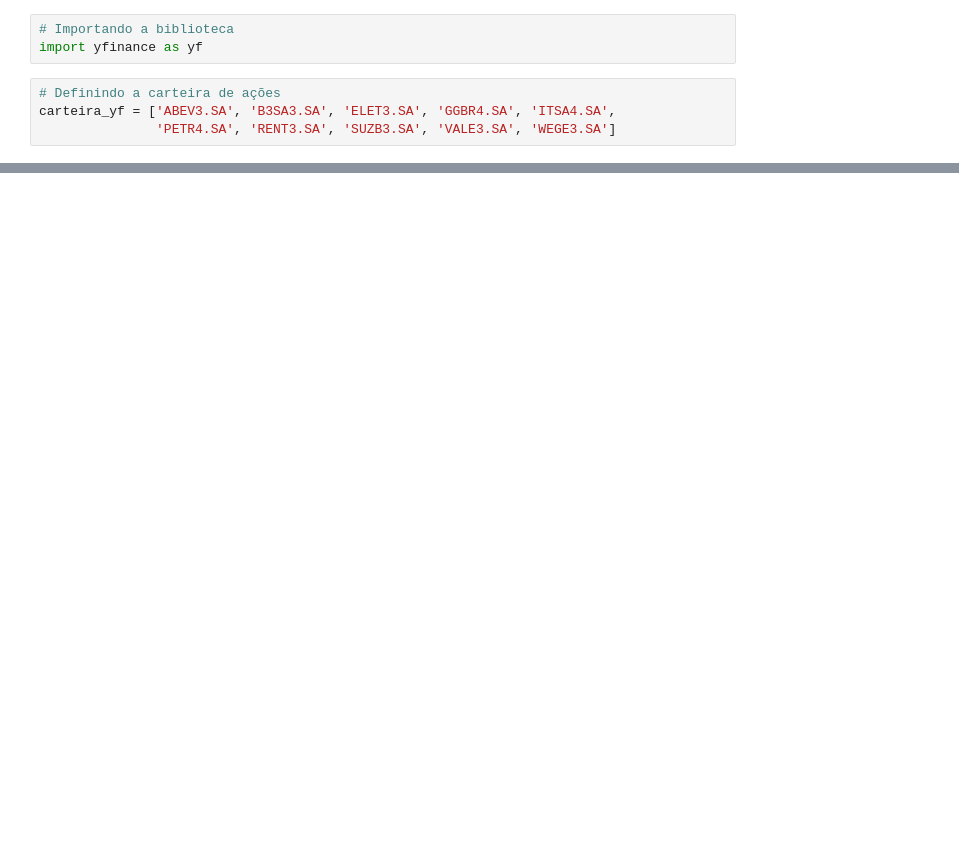
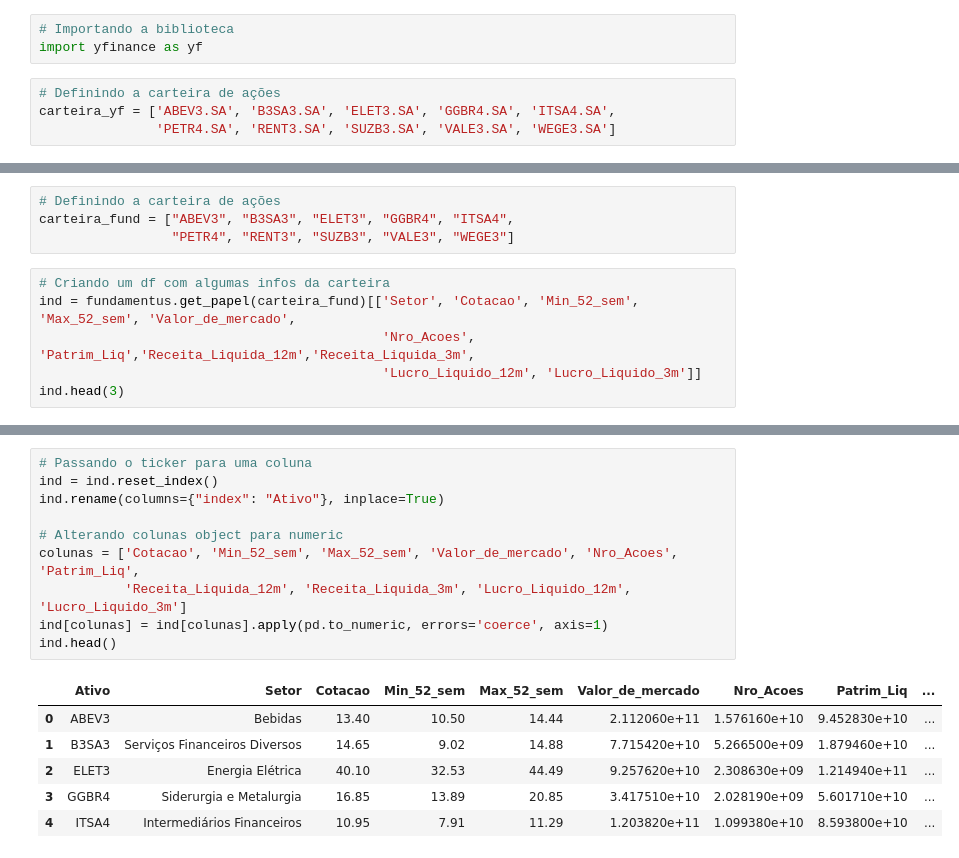
Before and after one commit to eu-afk/Python-Power-Bi--Mercado-financeiro, a Jupyter notebook: fundoInvestimento.ipynb, the cells around one changed output, grey strips where cells are left out. Cells and saved outputs as stored; diff of their text form; blank space fills up the shorter version.

Commit message:
Extraindo os indicadores dos ativos

```diff
--- a/fundoInvestimento.ipynb
+++ b/fundoInvestimento.ipynb
@@ -111,0 +147,10 @@ memory usage: 105.6+ KB
+# %%
+# Definindo a carteira de ações
+carteira_fund = ["ABEV3", "B3SA3", "ELET3", "GGBR4", "ITSA4",
+                 "PETR4", "RENT3", "SUZB3", "VALE3", "WEGE3"]
+# %%
+# Criando um df com algumas infos da carteira
+ind = fundamentus.get_papel(carteira_fund)[['Setor', 'Cotacao', 'Min_52_sem', 'Max_52_sem', 'Valor_de_mercado',
+                                            'Nro_Acoes', 'Patrim_Liq','Receita_Liquida_12m','Receita_Liquida_3m',
+                                            'Lucro_Liquido_12m', 'Lucro_Liquido_3m']]
+ind.head(3)
@@ -111,0 +194,17 @@ memory usage: 105.6+ KB
+# %%
+# Passando o ticker para uma coluna
+ind = ind.reset_index()
+ind.rename(columns={"index": "Ativo"}, inplace=True)
+
+# Alterando colunas object para numeric
+colunas = ['Cotacao', 'Min_52_sem', 'Max_52_sem', 'Valor_de_mercado', 'Nro_Acoes', 'Patrim_Liq',
+           'Receita_Liquida_12m', 'Receita_Liquida_3m', 'Lucro_Liquido_12m', 'Lucro_Liquido_3m']
+ind[colunas] = ind[colunas].apply(pd.to_numeric, errors='coerce', axis=1)
+ind.head()
+# %% [output]
+|  | Ativo | Setor | Cotacao | Min_52_sem | Max_52_sem | Valor_de_mercado | Nro_Acoes | Patrim_Liq | ... |
+| 0 | ABEV3 | Bebidas | 13.40 | 10.50 | 14.44 | 2.112060e+11 | 1.576160e+10 | 9.452830e+10 | ... |
+| 1 | B3SA3 | Serviços Financeiros Diversos | 14.65 | 9.02 | 14.88 | 7.715420e+10 | 5.266500e+09 | 1.879460e+10 | ... |
+| 2 | ELET3 | Energia Elétrica | 40.10 | 32.53 | 44.49 | 9.257620e+10 | 2.308630e+09 | 1.214940e+11 | ... |
+| 3 | GGBR4 | Siderurgia e Metalurgia | 16.85 | 13.89 | 20.85 | 3.417510e+10 | 2.028190e+09 | 5.601710e+10 | ... |
+| 4 | ITSA4 | Intermediários Financeiros | 10.95 | 7.91 | 11.29 | 1.203820e+11 | 1.099380e+10 | 8.593800e+10 | ... |
```
Also changed, not shown: parts of 14 cells of this notebook, 1 other file.
